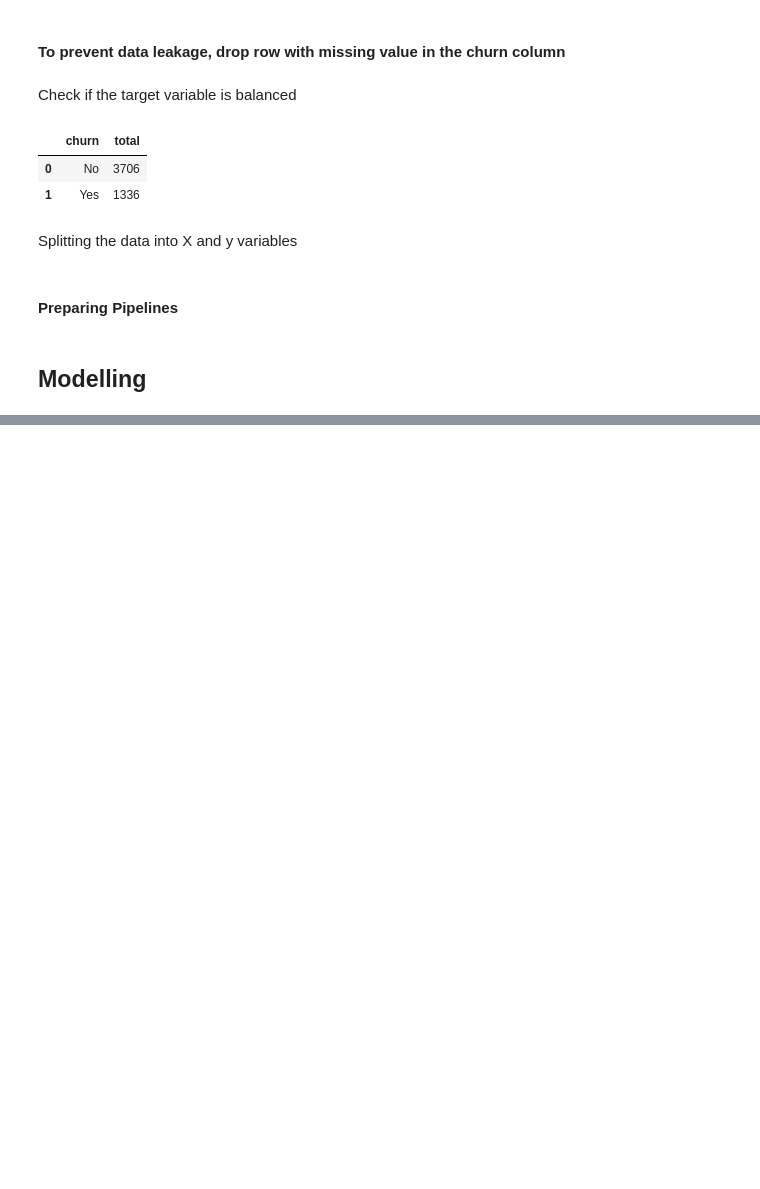
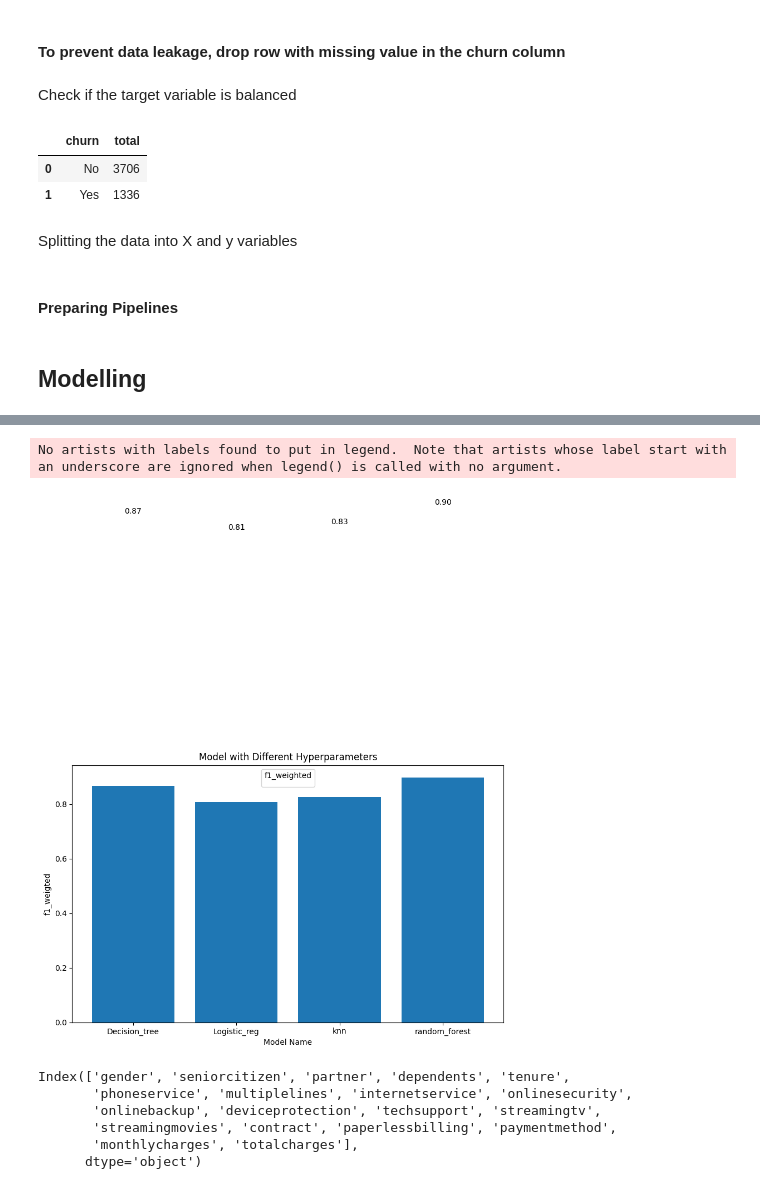
Before and after one commit to MumoMutiso/LP2-Curium-, a Jupyter notebook: modeling.ipynb, the cells around one changed output, grey strips where cells are left out. Cells and saved outputs as stored; diff of their text form; code cells hidden in the pictures; blank space fills up the shorter version.

```diff
--- a/modeling.ipynb
+++ b/modeling.ipynb
@@ -161,0 +219,34 @@ metrics_table.sort_values(ascending=False, by='accuracy')
+# %%
+# Compare the performance of each model with the best hyperparameters
+def compare_models(params):
+    best_models = []
+    for model_name, grid_search in params.items():
+        best_model = grid_search.best_estimator_
+        best_models.append(best_model)
+    return best_models
+
+best_models = compare_models(params)
+# %%
+import matplotlib.pyplot as plt
+
+# Create a bar chart
+plt.figure(figsize=(10,6))
+plt.bar(range(len(best_models)), [model.score(X_train, y_train_encoded) for model in best_models])
+
+# Add text labels to the bars
+for p in plt.gca().patches:
+    height = p.get_height()
+    plt.text(p.get_x()+p.get_width()/2.,
+             height + 1,
+             '{:1.2f}'.format(height),
+             ha="center")
+
+plt.xlabel('Model Name')
+plt.ylabel('f1_weigted')
+plt.title('Model with Different Hyperparameters')
+plt.xticks(range(len(best_models)), [model_name for model_name in params.keys()])
+plt.legend(title='f1_weighted')
+plt.show()
+# %% [output]
+No artists with labels found to put in legend.  Note that artists whose label start with an underscore are ignored when legend() is called with no argument.
+[figure, added]
@@ -161,0 +257,9 @@ metrics_table.sort_values(ascending=False, by='accuracy')
+# %%
+test_df.columns = test_df.columns.str.lower()
+# %% [output]
+Index(['gender', 'seniorcitizen', 'partner', 'dependents', 'tenure',
+       'phoneservice', 'multiplelines', 'internetservice', 'onlinesecurity',
+       'onlinebackup', 'deviceprotection', 'techsupport', 'streamingtv',
+       'streamingmovies', 'contract', 'paperlessbilling', 'paymentmethod',
+       'monthlycharges', 'totalcharges'],
+      dtype='object')
```
Also changed, not shown: parts of 14 cells of this notebook.
